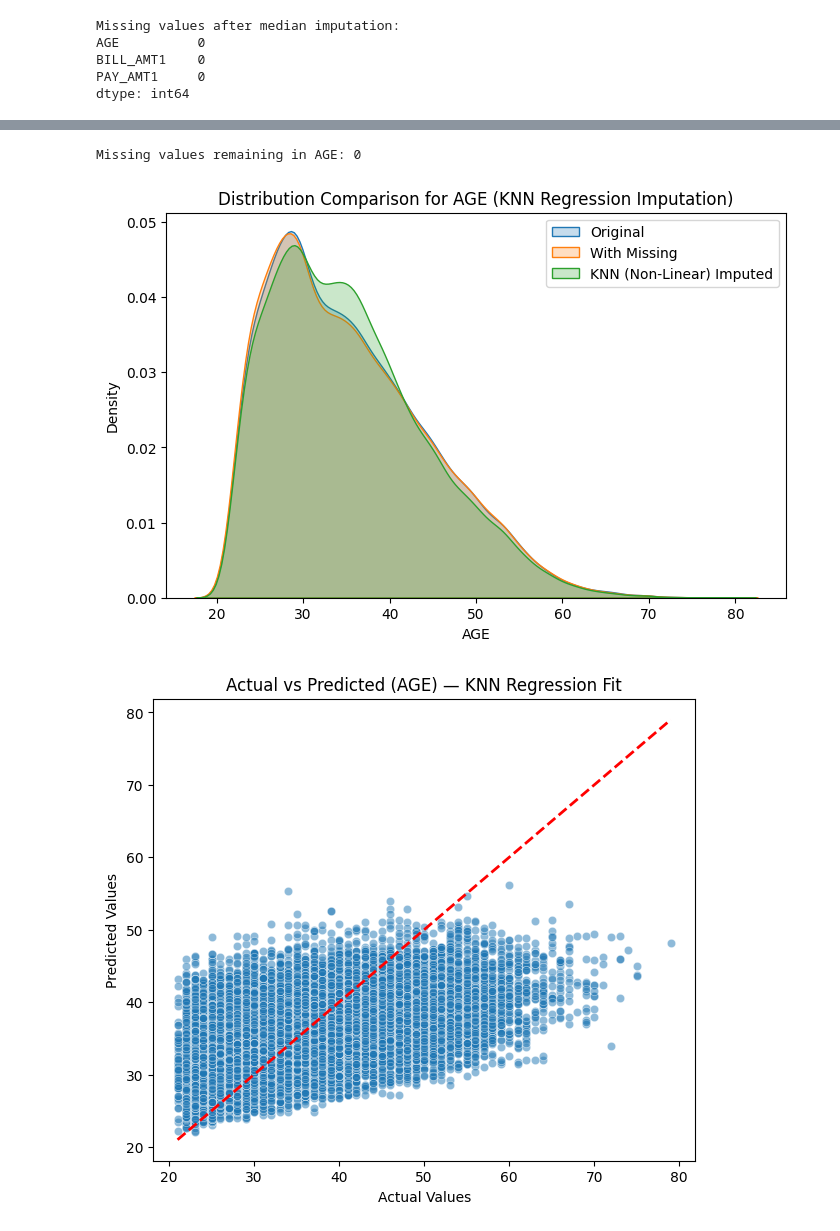
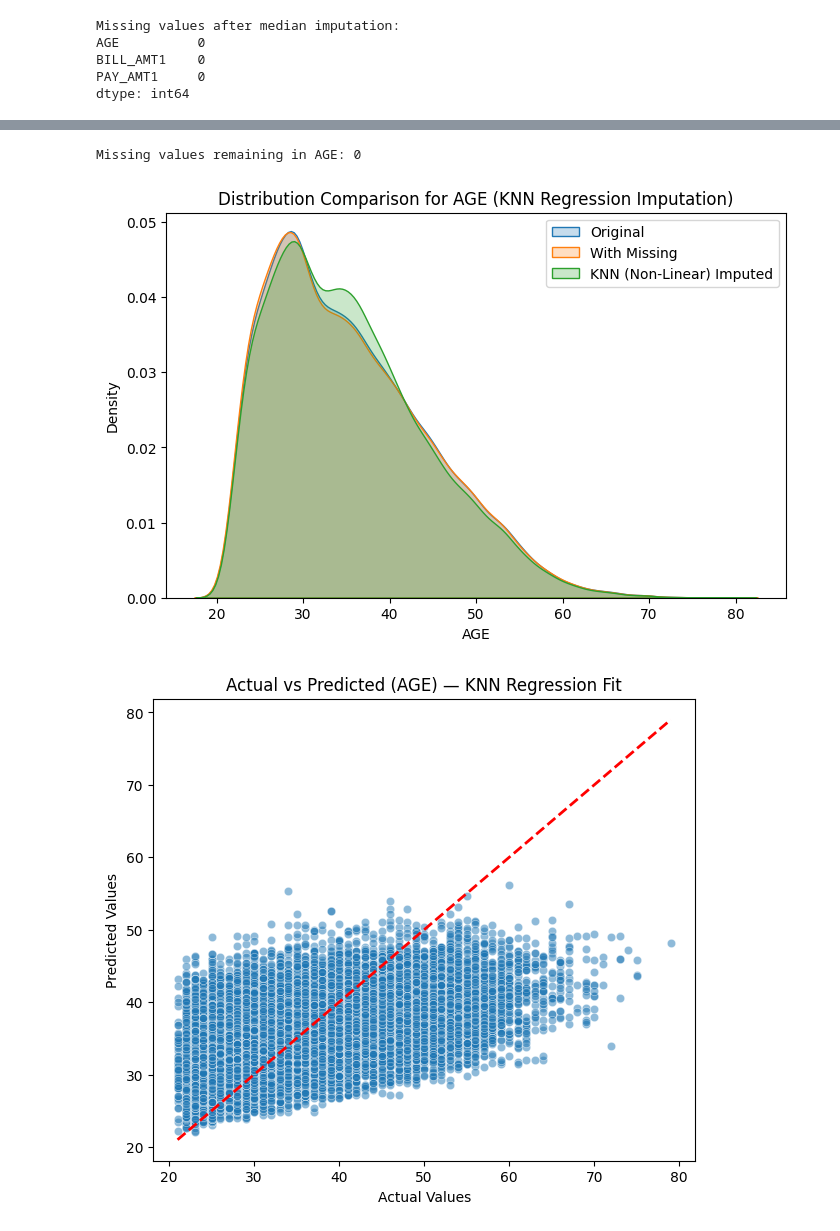
Before and after one commit to harshit-8118/assignment-6-harshit-8118, a Jupyter notebook: main.ipynb, the cells around one changed output, grey strips where cells are left out. Drawn from its saved outputs; the diff is of its cells as text; code cells hidden in the pictures.

```diff
--- a/main.ipynb
+++ b/main.ipynb
@@ -112,20 +203,3 @@ Data columns (total 25 columns):
  24  Default    30000 non-null  int64
 dtypes: float64(13), int64(12)
 memory usage: 5.7 MB
-# %%
-reload_dataset()
-X = df.drop(columns=['ID', 'Default'])
-y = df['Default']
-
-num_cols = X.select_dtypes(include='number').columns.tolist()
-print(len(num_cols))
-
-
-fig, axs = plt.subplots(6, 4, figsize=(15, 12))
-axs = axs.flatten()
-
-for ax, col in zip(axs, num_cols):
-  sns.boxplot(x=col, data=X, ax=ax)
-
-plt.tight_layout()
-plt.show()
@@ -268,12 +308,12 @@ df.drop(columns=["ID"], inplace=True, errors="ignore")
 original.drop(columns=["ID"], inplace=True, errors="ignore")
 
 # Choose 2–3 numeric columns for missingness
-missing_cols = [c for c in ["AGE", "BILL_AMT1", "PAY_AMT1"] if c in num_cols][:3]
+missing_cols = [c for c in ["AGE", "BILL_AMT1", "PAY_AMT1"] if c in numeric_cols][:3]
 print("Columns selected for MAR missingness:", missing_cols)
 
 
 # Introduce MAR missingness (~8% on average)
-frac_missing = 0.07
+frac_missing = 0.05
 cond_col = "LIMIT_BAL" if "LIMIT_BAL" in df.columns else num_cols[0]
 
 def introduce_mar(series, cond_series, frac, random_state=RANDOM_STATE):
@@ -338,4 +391,5 @@ Dataset_C = df_with_missing.copy() # For Non-Linear Regression Imputation
 # %%
+Dataset_A = df_with_missing.copy()  # For Median Imputation
 median_imputer = SimpleImputer(strategy="median")
 Dataset_A[Dataset_A.columns] = median_imputer.fit_transform(Dataset_A)
 
@@ -428,4 +487,6 @@ summary_df
 # %%
+Dataset_B = df_with_missing.copy() # For Linear Regression Imputation
+
 impute_col = missing_cols[0] # Age
 print(f"Column chosen for regression imputation: {impute_col}")
 
@@ -500,4 +565,6 @@ plt.show()
 # %%
+Dataset_C = df_with_missing.copy() # For Non-Linear Regression Imputation
+
 # Fill other missing columns with median first
 other_missing_cols = [c for c in missing_cols if c != impute_col]
 if other_missing_cols:
@@ -507,6 +574,7 @@ if other_missing_cols:
 # Split data into known and missing target
 df_train_c = Dataset_C[Dataset_C[impute_col].notnull()]
 df_missing_c = Dataset_C[Dataset_C[impute_col].isnull()]
+
 
 X_train_c = df_train_c[features]
 y_train_c = df_train_c[impute_col]
@@ -568,3 +636,3 @@ plt.show()
 Missing values remaining in AGE: 0
-[figure, old version]
+[figure, new version]
-[figure, old version]
+[figure, new version]
```
Also changed, not shown: parts of 39 cells of this notebook.
